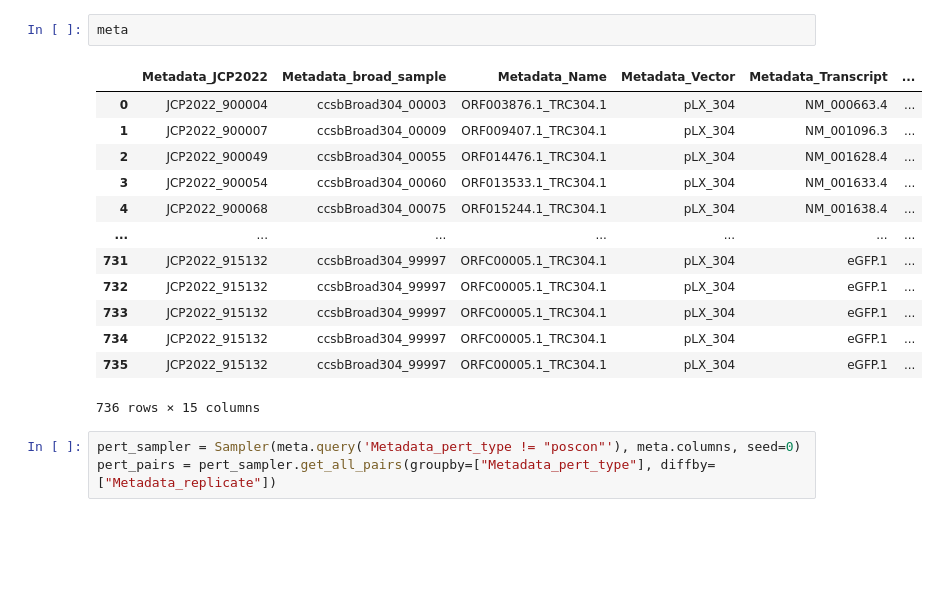
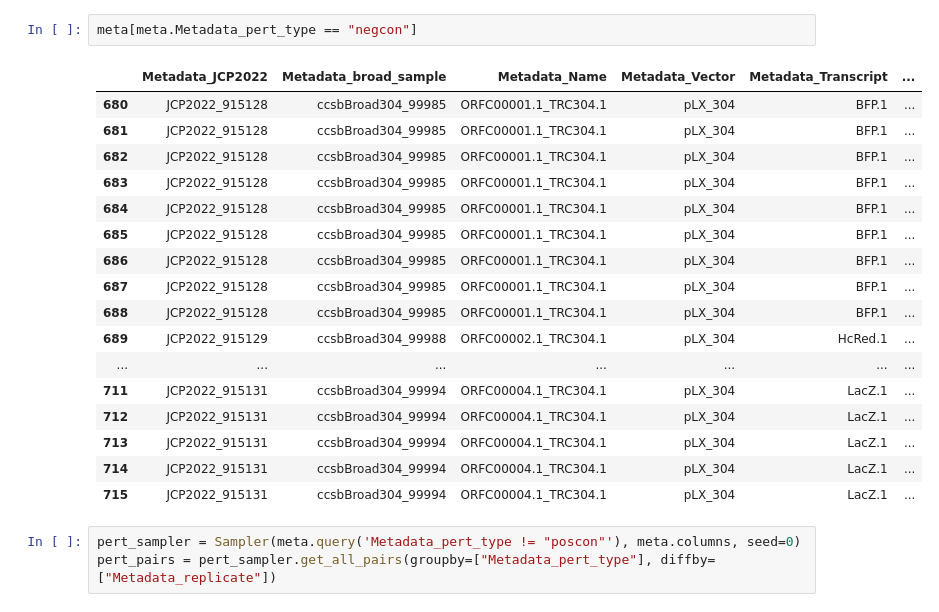
Before and after one commit to alxndrkalinin/position-effect-correction, a Jupyter notebook: 1.load/2-map.ipynb, the cells around one changed output. Drawn from its saved outputs; the diff is of its cells as text; blank space fills up the shorter version.

```diff
--- a/1.load/2-map.ipynb
+++ b/1.load/2-map.ipynb
@@ -20,19 +28,23 @@ meta.head()
-# %%
-meta
-# %% [output]
-|  | Metadata_JCP2022 | Metadata_broad_sample | Metadata_Name | Metadata_Vector | Metadata_Transcript | ... |
-| 0 | JCP2022_900004 | ccsbBroad304_00003 | ORF003876.1_TRC304.1 | pLX_304 | NM_000663.4 | ... |
-| 1 | JCP2022_900007 | ccsbBroad304_00009 | ORF009407.1_TRC304.1 | pLX_304 | NM_001096.3 | ... |
-| 2 | JCP2022_900049 | ccsbBroad304_00055 | ORF014476.1_TRC304.1 | pLX_304 | NM_001628.4 | ... |
-| 3 | JCP2022_900054 | ccsbBroad304_00060 | ORF013533.1_TRC304.1 | pLX_304 | NM_001633.4 | ... |
-| 4 | JCP2022_900068 | ccsbBroad304_00075 | ORF015244.1_TRC304.1 | pLX_304 | NM_001638.4 | ... |
-| ... | ... | ... | ... | ... | ... | ... |
-| 731 | JCP2022_915132 | ccsbBroad304_99997 | ORFC00005.1_TRC304.1 | pLX_304 | eGFP.1 | ... |
-| 732 | JCP2022_915132 | ccsbBroad304_99997 | ORFC00005.1_TRC304.1 | pLX_304 | eGFP.1 | ... |
-| 733 | JCP2022_915132 | ccsbBroad304_99997 | ORFC00005.1_TRC304.1 | pLX_304 | eGFP.1 | ... |
-| 734 | JCP2022_915132 | ccsbBroad304_99997 | ORFC00005.1_TRC304.1 | pLX_304 | eGFP.1 | ... |
-| 735 | JCP2022_915132 | ccsbBroad304_99997 | ORFC00005.1_TRC304.1 | pLX_304 | eGFP.1 | ... |
-736 rows × 15 columns
+# %%
+meta[meta.Metadata_pert_type == "negcon"]
+# %% [output]
+|  | Metadata_JCP2022 | Metadata_broad_sample | Metadata_Name | Metadata_Vector | Metadata_Transcript | ... |
+| 680 | JCP2022_915128 | ccsbBroad304_99985 | ORFC00001.1_TRC304.1 | pLX_304 | BFP.1 | ... |
+| 681 | JCP2022_915128 | ccsbBroad304_99985 | ORFC00001.1_TRC304.1 | pLX_304 | BFP.1 | ... |
+| 682 | JCP2022_915128 | ccsbBroad304_99985 | ORFC00001.1_TRC304.1 | pLX_304 | BFP.1 | ... |
+| 683 | JCP2022_915128 | ccsbBroad304_99985 | ORFC00001.1_TRC304.1 | pLX_304 | BFP.1 | ... |
+| 684 | JCP2022_915128 | ccsbBroad304_99985 | ORFC00001.1_TRC304.1 | pLX_304 | BFP.1 | ... |
+| 685 | JCP2022_915128 | ccsbBroad304_99985 | ORFC00001.1_TRC304.1 | pLX_304 | BFP.1 | ... |
+| 686 | JCP2022_915128 | ccsbBroad304_99985 | ORFC00001.1_TRC304.1 | pLX_304 | BFP.1 | ... |
+| 687 | JCP2022_915128 | ccsbBroad304_99985 | ORFC00001.1_TRC304.1 | pLX_304 | BFP.1 | ... |
+| 688 | JCP2022_915128 | ccsbBroad304_99985 | ORFC00001.1_TRC304.1 | pLX_304 | BFP.1 | ... |
+| 689 | JCP2022_915129 | ccsbBroad304_99988 | ORFC00002.1_TRC304.1 | pLX_304 | HcRed.1 | ... |
+| ... | ... | ... | ... | ... | ... | ... |
+| 711 | JCP2022_915131 | ccsbBroad304_99994 | ORFC00004.1_TRC304.1 | pLX_304 | LacZ.1 | ... |
+| 712 | JCP2022_915131 | ccsbBroad304_99994 | ORFC00004.1_TRC304.1 | pLX_304 | LacZ.1 | ... |
+| 713 | JCP2022_915131 | ccsbBroad304_99994 | ORFC00004.1_TRC304.1 | pLX_304 | LacZ.1 | ... |
+| 714 | JCP2022_915131 | ccsbBroad304_99994 | ORFC00004.1_TRC304.1 | pLX_304 | LacZ.1 | ... |
+| 715 | JCP2022_915131 | ccsbBroad304_99994 | ORFC00004.1_TRC304.1 | pLX_304 | LacZ.1 | ... |
 # %%
 pert_sampler = Sampler(meta.query('Metadata_pert_type != "poscon"'), meta.columns, seed=0)
 pert_pairs = pert_sampler.get_all_pairs(groupby=["Metadata_pert_type"], diffby=["Metadata_replicate"])
```
Also changed, not shown: parts of 10 cells of this notebook.
